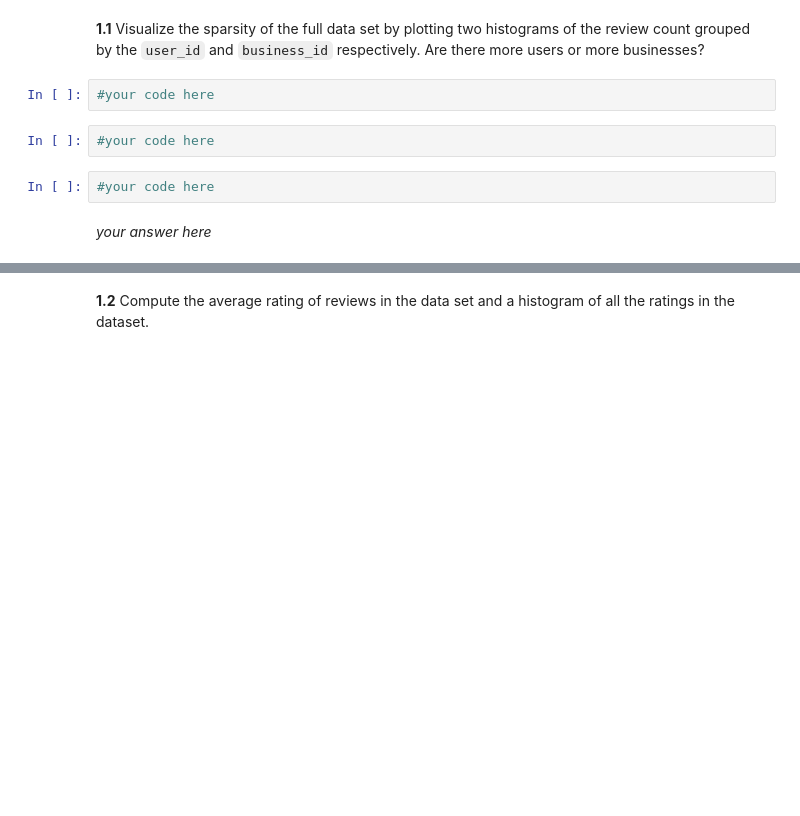
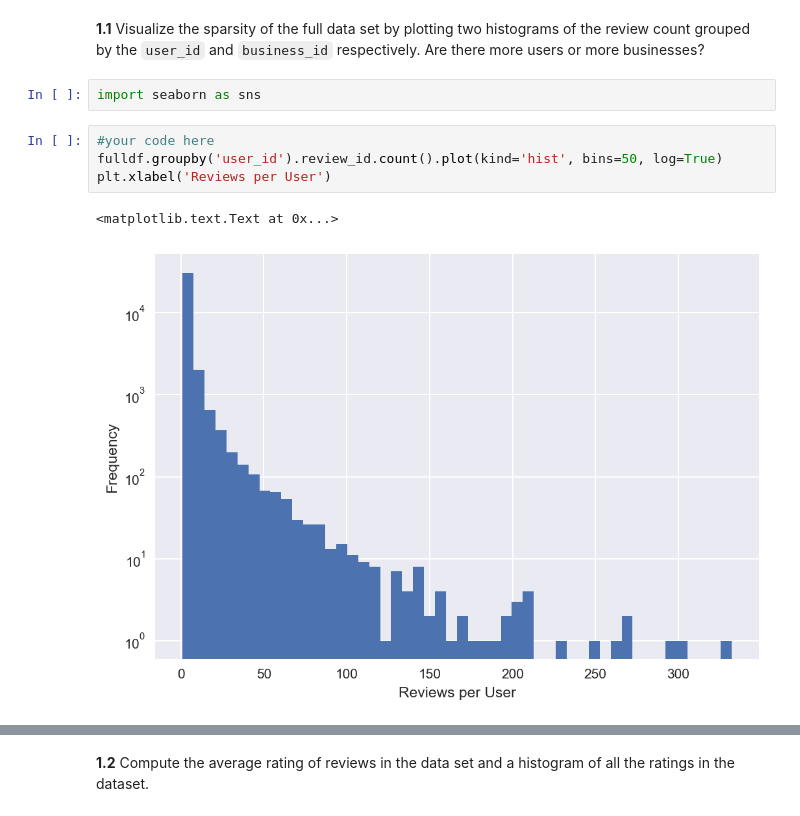
Before and after one commit to dashster18/content, a Jupyter notebook: HW4.ipynb, the cells around one changed output, grey strips where cells are left out. Drawn from its saved outputs; the diff is of its cells as text; blank space fills up the shorter version.

```diff
--- a/HW4.ipynb
+++ b/HW4.ipynb
@@ -183,11 +183,12 @@ Lets implement this simpler global recommender first.
 ### Exploratory Data Analysis
 # %% [markdown]
 **1.1** Visualize the sparsity of the full data set by plotting two histograms of the review count  grouped by the `user_id` and `business_id` respectively. Are there more users or more businesses?
-# %%
-#your code here
-# %%
-#your code here
-# %%
-#your code here
-# %% [markdown]
-*your answer here*
+# %%
+import seaborn as sns
+# %%
+#your code here
+fulldf.groupby('user_id').review_id.count().plot(kind='hist', bins=50, log=True)
+plt.xlabel('Reviews per User')
+# %% [output]
+<matplotlib.text.Text at 0x...>
+[figure, added]
```
Also changed, not shown: parts of 25 cells of this notebook, 1 other file.
